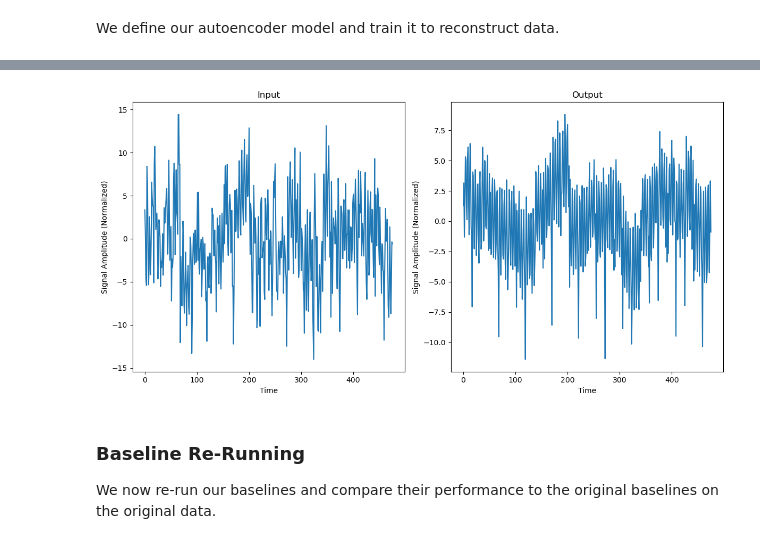
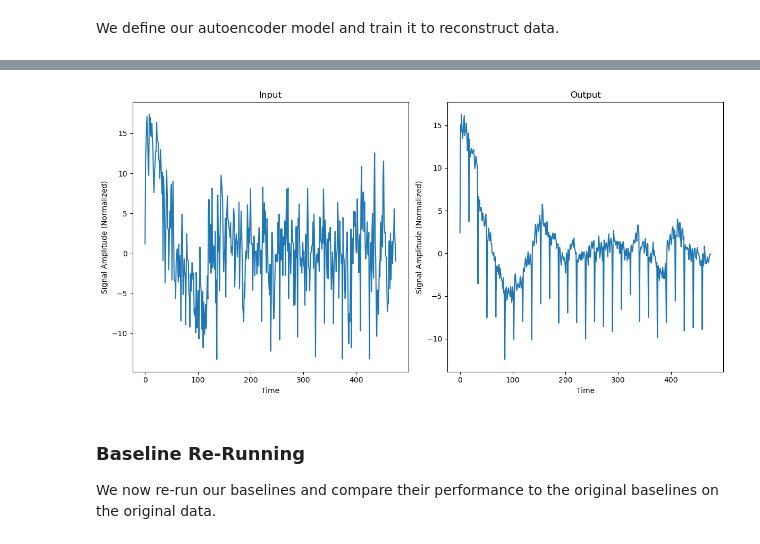
Before and after one commit to evwlu/eeg-denoiser, a Jupyter notebook: decoded.ipynb, the cells around one changed output, grey strips where cells are left out. Drawn from its saved outputs; the diff is of its cells as text; code cells hidden in the pictures.

```diff
--- a/decoded.ipynb
+++ b/decoded.ipynb
@@ -106,6 +106,6 @@ Running on cpu
 # %%
 ### Training Loop
-num_epochs = 10
+num_epochs = 50
 ae_epoch_train_losses = []
 ae_epoch_val_losses   = []
 
@@ -119,7 +119,7 @@ for epoch in range(num_epochs):
     for batchX in ae_train_dataloader:
         # Forward pass
         batchX = batchX[0].to(device)
-        outputs = ae_model(batchX)
+        outputs = ae_model(batchX).to(device)
 
         # Backward pass
         loss = criterion(outputs, batchX)
@@ -134,7 +134,7 @@ for epoch in range(num_epochs):
     with torch.no_grad():
         for batchX in ae_val_dataloader:
             batchX = batchX[0].to(device)
-            outputs = ae_model(batchX)
+            outputs = ae_model(batchX).to(device)
             loss = criterion(outputs, batchX)
             epoch_val_loss += loss.item()
 
@@ -164,39 +172,39 @@ import matplotlib.pyplot as plt
 ae_model.eval()
 
 # Select a random sample from the test dataset
-sample_index = 100  # Change this index to visualize different samples
+sample_index = 0  # Change this index to visualize different samples
 sample_input = X_test_tensor[sample_index].unsqueeze(0).to(device)
 
 # Pass the sample through the autoencoder
 sample_output = ae_model(sample_input)
 
 # Convert the tensors to numpy arrays
 input_array = sample_input.cpu().detach().numpy()
 output_array = sample_output.cpu().detach().numpy()
 
 # Reshape the arrays to match the original shape
 input_array = input_array.reshape(-1, feature_size)
 output_array = output_array.reshape(-1, feature_size)
 
 # Plot the input and output side by side
 fig, axes = plt.subplots(1, 2, figsize=(12, 6))
 
 # Plot the input
 axes[0].plot(input_array[0])
 axes[0].set_title("Input")
 axes[0].set_xlabel("Time")
 axes[0].set_ylabel("Signal Amplitude (Normalized)")
 
 # Plot the output
 axes[1].plot(output_array[0])
 axes[1].set_title("Output")
 axes[1].set_xlabel("Time")
 axes[1].set_ylabel("Signal Amplitude (Normalized)")
 
 plt.tight_layout()
 plt.show()
 # %% [output]
-[figure, old version]
+[figure, new version]
 # %% [markdown]
 ### Baseline Re-Running
 
```
Also changed, not shown: parts of 6 cells of this notebook.
